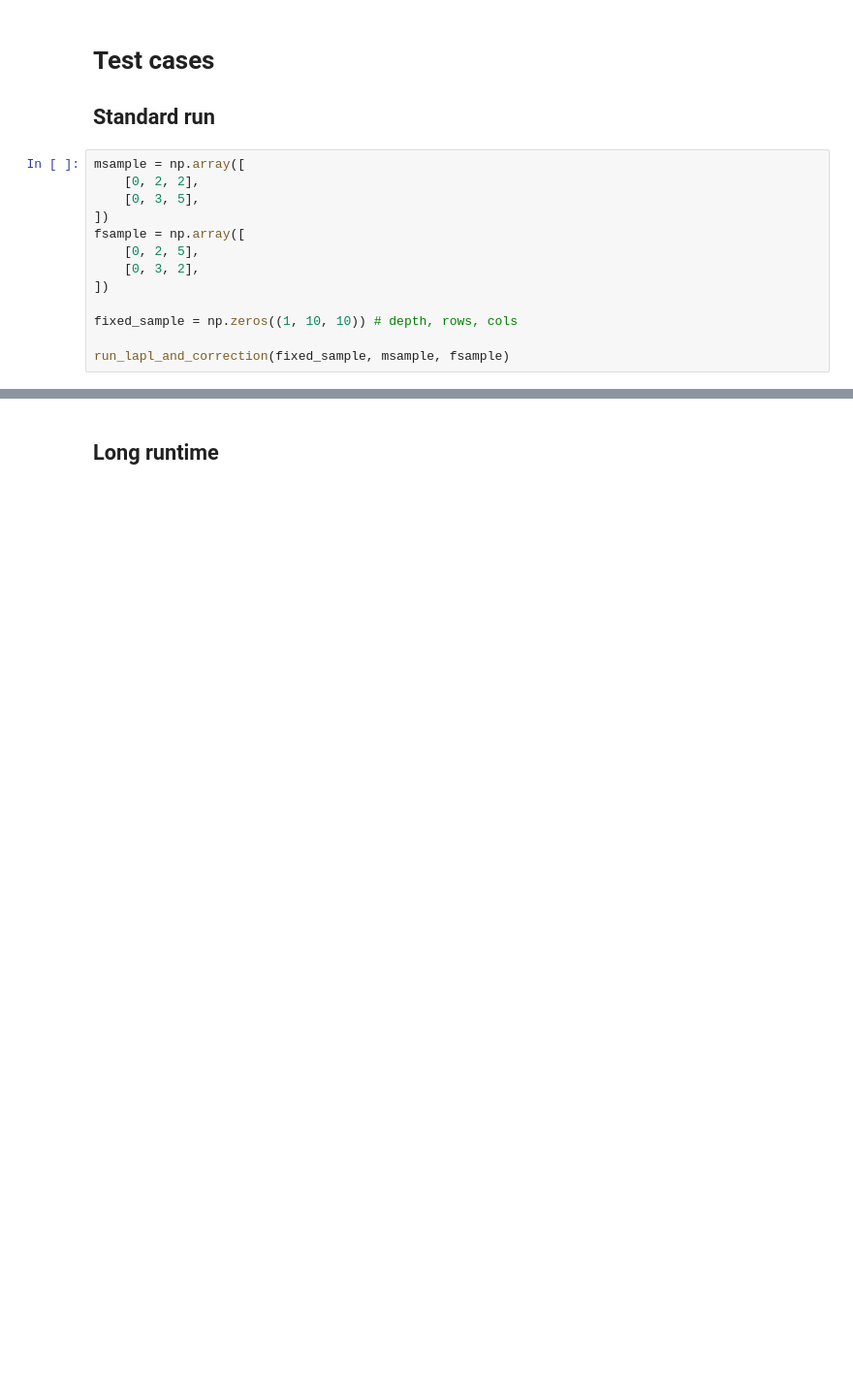
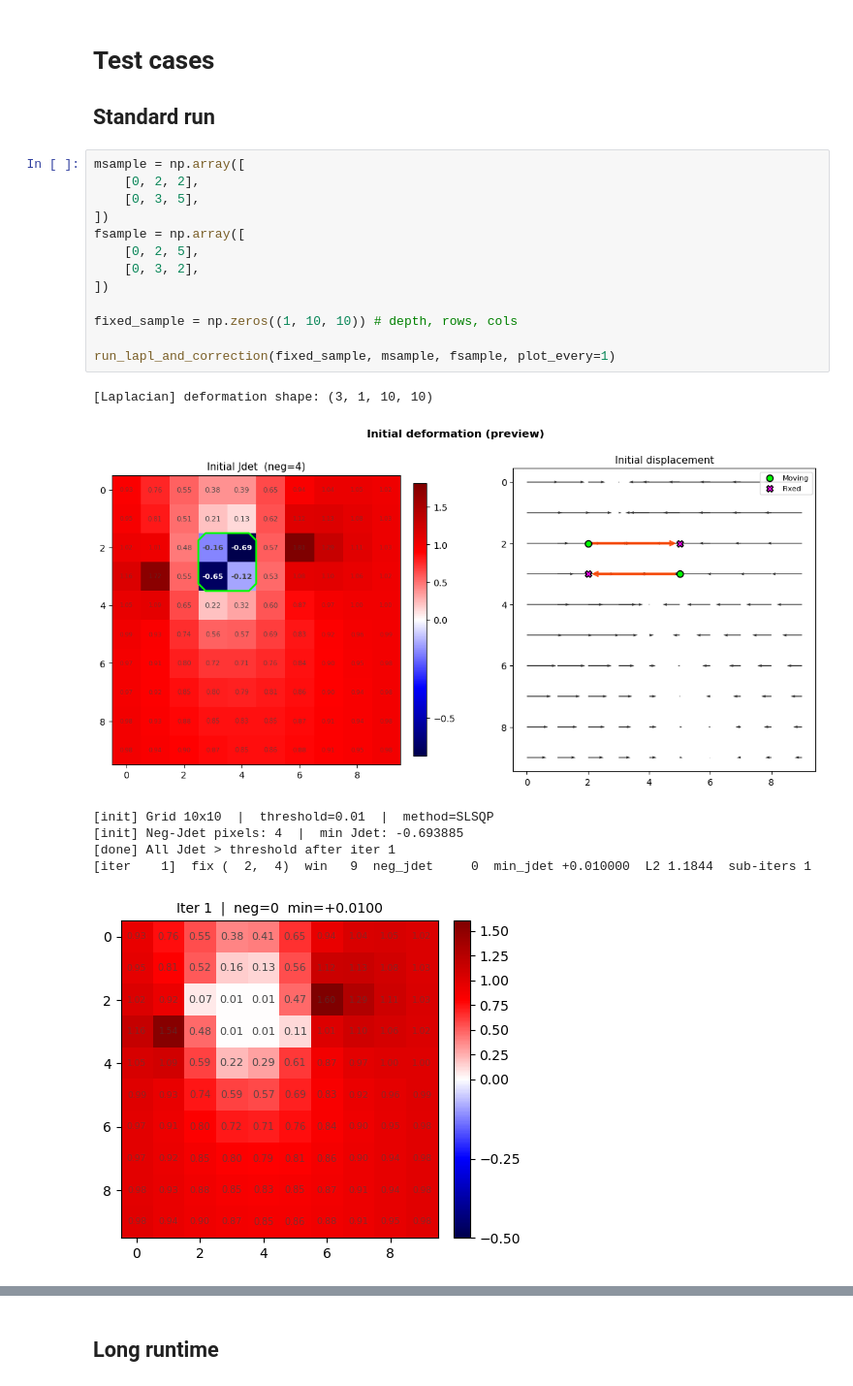
Before and after one commit to UCI-iGravi/dvfopt, a Jupyter notebook: slsqp-iterative-refactored.ipynb, the cells around one changed output, grey strips where cells are left out. Shown at 97% size. Cells and saved outputs as stored; diff of their text form; blank space fills up the shorter version.

```diff
--- a/slsqp-iterative-refactored.ipynb
+++ b/slsqp-iterative-refactored.ipynb
@@ -23,13 +12,21 @@ from modules.dvfopt import (
 # %%
 msample = np.array([
     [0, 2, 2],
     [0, 3, 5],
 ])
 fsample = np.array([
     [0, 2, 5],
     [0, 3, 2],
 ])
 
 fixed_sample = np.zeros((1, 10, 10)) # depth, rows, cols
 
-run_lapl_and_correction(fixed_sample, msample, fsample)
+run_lapl_and_correction(fixed_sample, msample, fsample, plot_every=1)
+# %% [output]
+[Laplacian] deformation shape: (3, 1, 10, 10)
+[figure, added]
+[init] Grid 10x10  |  threshold=0.01  |  method=SLSQP
+[init] Neg-Jdet pixels: 4  |  min Jdet: -0.693885
+[done] All Jdet > threshold after iter 1
+[iter    1]  fix (  2,  4)  win   9  neg_jdet     0  min_jdet +0.010000  L2 1.1844  sub-iters 1
+[figure, added]
```
Also changed, not shown: parts of 26 cells of this notebook, 8 other files.
